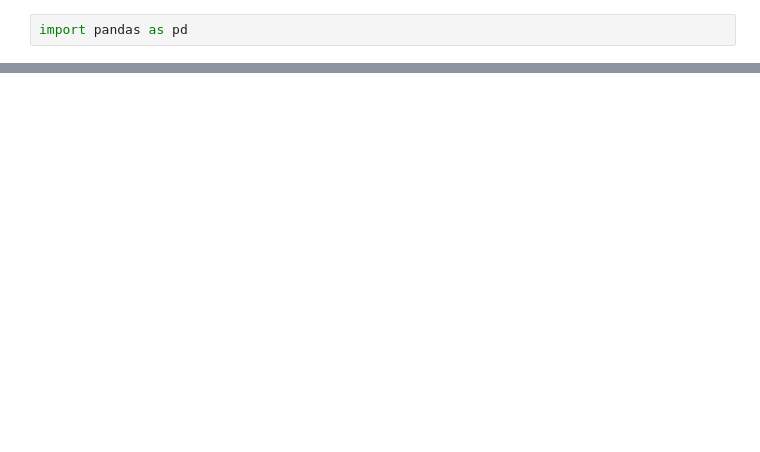
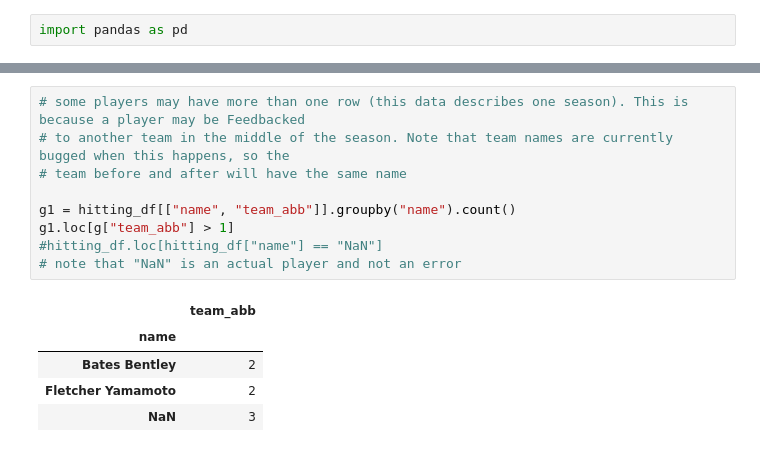
Before and after one commit to RedYellow/blaseball-eval, a Jupyter notebook: blaseball_eval.ipynb, the cells around one changed output, grey strips where cells are left out. Cells and saved outputs as stored; diff of their text form; blank space fills up the shorter version.

```diff
--- a/blaseball_eval.ipynb
+++ b/blaseball_eval.ipynb
@@ -43,0 +26,15 @@ TypeError: list indices must be integers or slices, not str
+# %%
+# some players may have more than one row (this data describes one season). This is because a player may be Feedbacked
+# to another team in the middle of the season. Note that team names are currently bugged when this happens, so the
+# team before and after will have the same name
+
+g1 = hitting_df[["name", "team_abb"]].groupby("name").count()
+g1.loc[g["team_abb"] > 1]
+#hitting_df.loc[hitting_df["name"] == "NaN"]
+# note that "NaN" is an actual player and not an error
+# %% [output]
+|  | team_abb |
+| name |  |
+| Bates Bentley | 2 |
+| Fletcher Yamamoto | 2 |
+| NaN | 3 |
```
Also changed, not shown: parts of 13 cells of this notebook, 4 other files.
